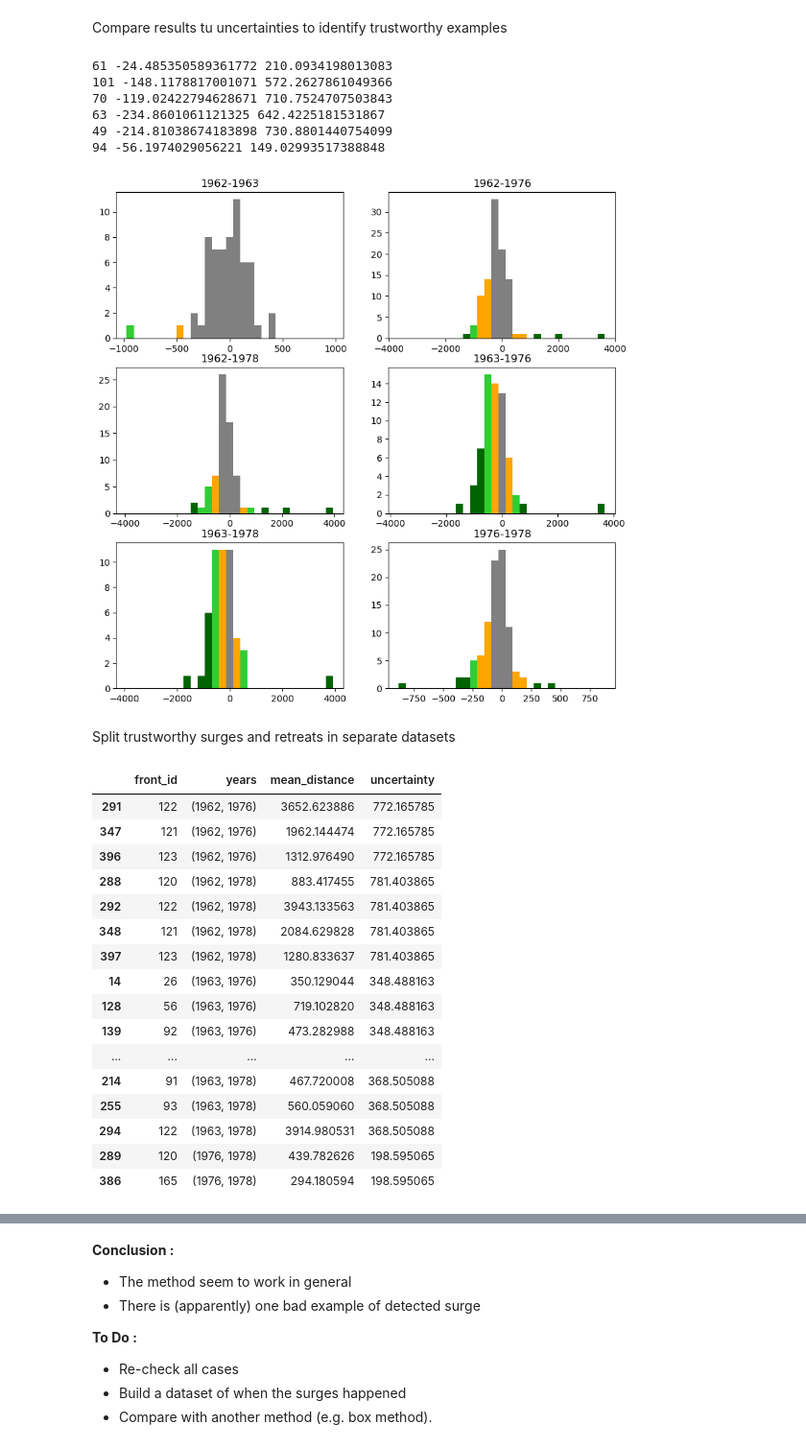
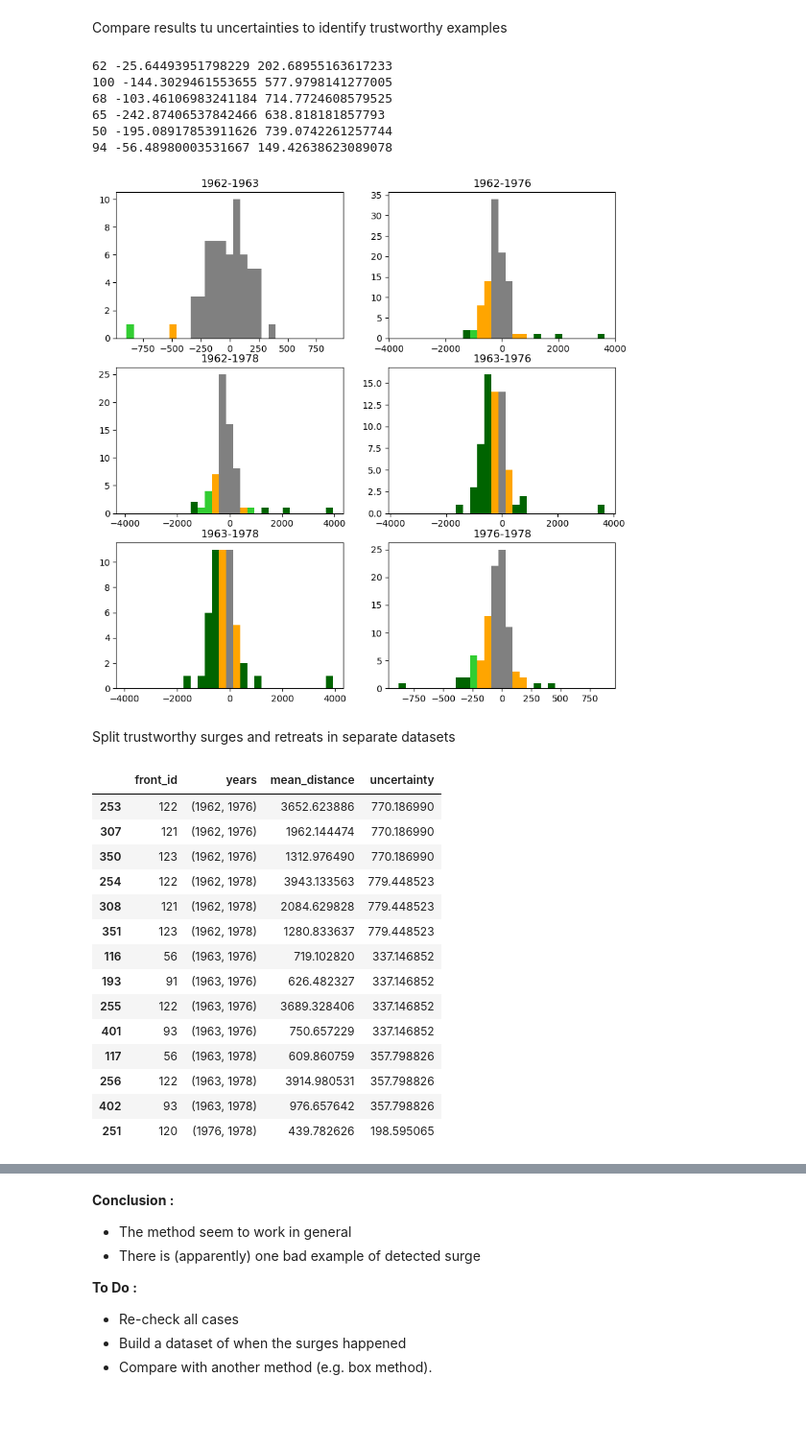
Before and after one commit to lorisdanjou/Svalbard_calving_fronts_1936-1978_data_analysis, a Jupyter notebook: results.ipynb, the cells around one changed output, grey strips where cells are left out. Shown at 96% size. Cells and saved outputs as stored; diff of their text form; code cells hidden in the pictures; blank space fills up the shorter version.

```diff
--- a/results.ipynb
+++ b/results.ipynb
@@ -520,12 +520,15 @@ for front in all_fronts.front_id.unique():
                     dir_1 = fronts.front_dir.iloc[k]
                     dir_2 = other_fronts.front_dir.iloc[l]
                     # print(front) # to identify the fronts that have different flow directions.
-                    dist, e = distance(front1, front2, dir_1, dir_2)
-                    if dist is not None: # recall: distance returns None if the lengths of the fronts are too different
-                        dists.append(dist)
-                    elif e == 1:
-                        skip_count_len += 1
-                    elif e == 2:
+                    try:
+                        dist, e = distance(front1, front2, dir_1, dir_2)
+                        if dist is not None: # recall: distance returns None if the lengths of the fronts are too different
+                            dists.append(dist)
+                        elif e == 1:
+                            skip_count_len += 1
+                        elif e == 2:
+                            skip_count_dir += 1
+                    except AssertionError:
                         skip_count_dir += 1
                     total_count += 1
 
@@ -717,59 +720,57 @@ axs[2, 1].set_title(f"{years[0]}-{years[1]}")
 print(d.shape[0], d.mean(), d.std())
 fig.savefig("images/results_distances_distributions.png", bbox_inches="tight")
 # %% [output]
-61 -24.485350589361772 210.0934198013083
-101 -148.1178817001071 572.2627861049366
-70 -119.02422794628671 710.7524707503843
-63 -234.8601061121325 642.4225181531867
-49 -214.81038674183898 730.8801440754099
-94 -56.1974029056221 149.02993517388848
+62 -25.64493951798229 202.68955163617233
+100 -144.3029461553655 577.9798141277005
+68 -103.46106983241184 714.7724608579525
+65 -242.87406537842466 638.818181857793
+50 -195.08917853911626 739.0742261257744
+94 -56.48980003531667 149.42638623089078
-[figure, old version]
+[figure, new version]
 # %% [markdown]
 Split trustworthy surges and retreats in separate datasets
 # %%
 # list of surges and retreats
 
 surges = pd.DataFrame(
     [],
     columns=["front_id", "years", "mean_distance", "uncertainty"]
 )
 
 retreats = pd.DataFrame(
     [],
     columns=["front_id", "years", "mean_distance", "uncertainty"]
 )
 
 for years in [(1962, 1963), (1962, 1976), (1962, 1978), (1963, 1976), (1963, 1978), (1976, 1978)]:
     # print("years :", years)
     sigma = uncertainties.loc[uncertainties.years == years]["sigma_dist"].values[0]
-    res = results.where(results.loc[results.years == years, "mean_distance"].apply(lambda x: np.abs(x) >= 2 * sigma)).dropna().loc[:, ["front_id", "years", "mean_distance", "uncertainty"]]
+    res = results.where(results.loc[results.years == years, "mean_distance"].apply(lambda x: np.abs(x) >= 3 * sigma)).dropna().loc[:, ["front_id", "years", "mean_distance", "uncertainty"]]
     # print(res)
     surges_1 = res.where(res.mean_distance.apply(lambda x: x >= 0)).dropna()
     retreats_1 = res.where(res.mean_distance.apply(lambda x: x < 0)).dropna()
     if not surges_1.empty:
         surges = pd.concat([surges, surges_1])
     if not retreats_1.empty:
         retreats = pd.concat([retreats, retreats_1])
 
 surges
 # %% [output]
 |  | front_id | years | mean_distance | uncertainty |
-| 291 | 122 | (1962, 1976) | 3652.623886 | 772.165785 |
-| 347 | 121 | (1962, 1976) | 1962.144474 | 772.165785 |
-| 396 | 123 | (1962, 1976) | 1312.976490 | 772.165785 |
-| 288 | 120 | (1962, 1978) | 883.417455 | 781.403865 |
-| 292 | 122 | (1962, 1978) | 3943.133563 | 781.403865 |
-| 348 | 121 | (1962, 1978) | 2084.629828 | 781.403865 |
-| 397 | 123 | (1962, 1978) | 1280.833637 | 781.403865 |
-| 14 | 26 | (1963, 1976) | 350.129044 | 348.488163 |
-| 128 | 56 | (1963, 1976) | 719.102820 | 348.488163 |
-| 139 | 92 | (1963, 1976) | 473.282988 | 348.488163 |
-| ... | ... | ... | ... | ... |
-| 214 | 91 | (1963, 1978) | 467.720008 | 368.505088 |
-| 255 | 93 | (1963, 1978) | 560.059060 | 368.505088 |
-| 294 | 122 | (1963, 1978) | 3914.980531 | 368.505088 |
-| 289 | 120 | (1976, 1978) | 439.782626 | 198.595065 |
-| 386 | 165 | (1976, 1978) | 294.180594 | 198.595065 |
+| 253 | 122 | (1962, 1976) | 3652.623886 | 770.186990 |
+| 307 | 121 | (1962, 1976) | 1962.144474 | 770.186990 |
+| 350 | 123 | (1962, 1976) | 1312.976490 | 770.186990 |
+| 254 | 122 | (1962, 1978) | 3943.133563 | 779.448523 |
+| 308 | 121 | (1962, 1978) | 2084.629828 | 779.448523 |
+| 351 | 123 | (1962, 1978) | 1280.833637 | 779.448523 |
+| 116 | 56 | (1963, 1976) | 719.102820 | 337.146852 |
+| 193 | 91 | (1963, 1976) | 626.482327 | 337.146852 |
+| 255 | 122 | (1963, 1976) | 3689.328406 | 337.146852 |
+| 401 | 93 | (1963, 1976) | 750.657229 | 337.146852 |
+| 117 | 56 | (1963, 1978) | 609.860759 | 357.798826 |
+| 256 | 122 | (1963, 1978) | 3914.980531 | 357.798826 |
+| 402 | 93 | (1963, 1978) | 976.657642 | 357.798826 |
+| 251 | 120 | (1976, 1978) | 439.782626 | 198.595065 |
 # %%
 retreats
 # %% [output]
```
Also changed, not shown: parts of 21 cells of this notebook, 5 other files.
